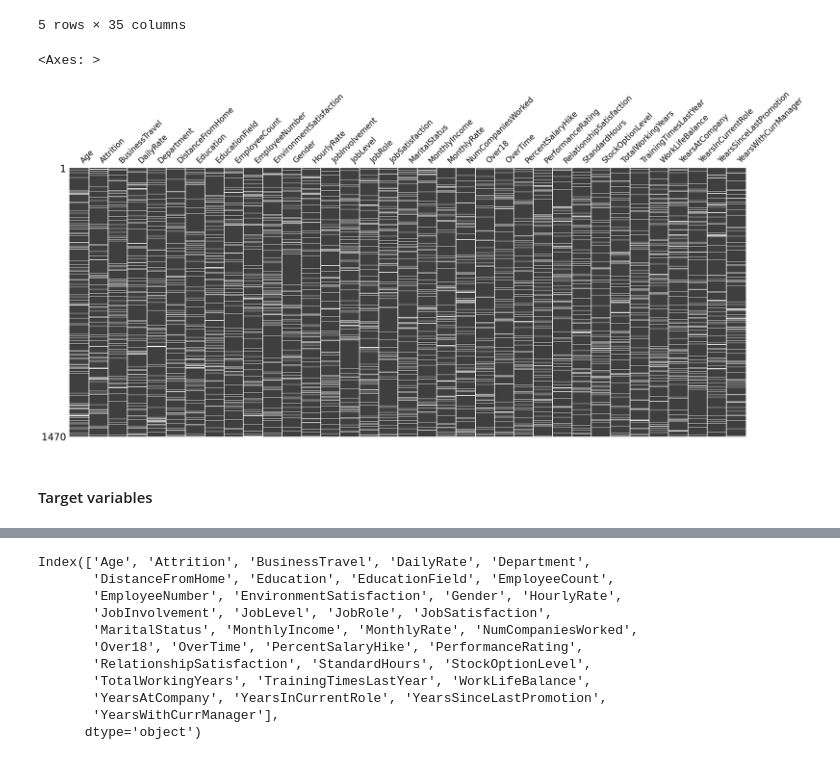
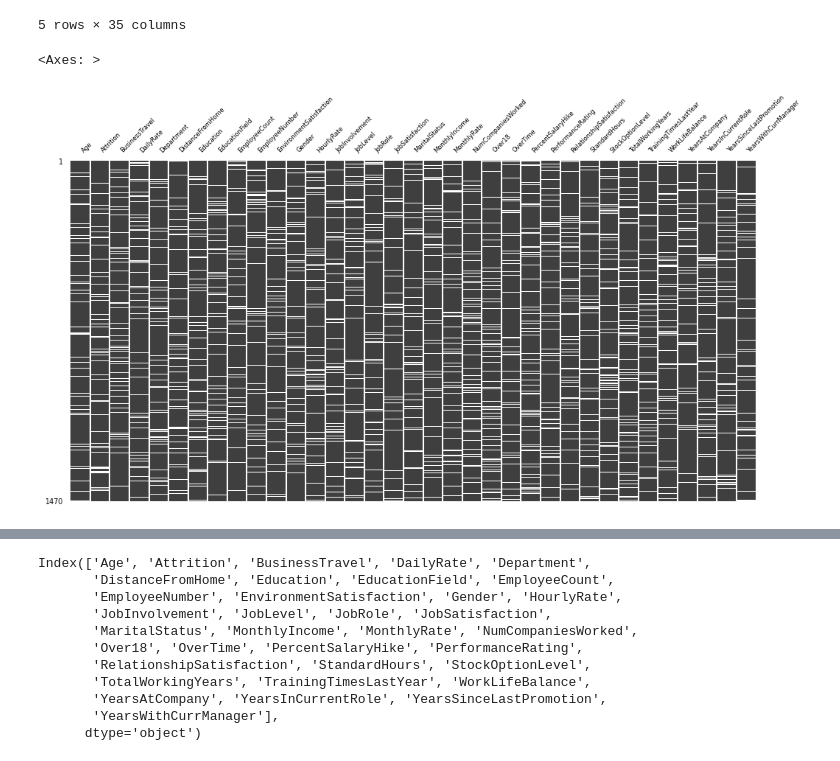
Before and after one commit to Lughaidh-w/Integrated_CA, a Jupyter notebook: Integrated CA2.ipynb, the cells around one changed output, grey strips where cells are left out. Saved outputs shown, nothing was run; the diff lists cells and outputs as text; code cells hidden in the pictures.

```diff
--- a/Integrated CA2.ipynb
+++ b/Integrated CA2.ipynb
@@ -379,9 +605,7 @@ df.isnull().head()
 | 4 | False | False | False | False | False | False | False | ... |
 5 rows × 35 columns
 # %%
-msno.matrix(df, sparkline=False)
+msno.matrix(df, sparkline=False, figsize=(12,6), fontsize=6)
 # %% [output]
 <Axes: >
-[figure, old version]
+[figure, new version]
-# %% [markdown]
-#### Target variables
```
Also changed, not shown: parts of 247 cells of this notebook, 2 other files.
